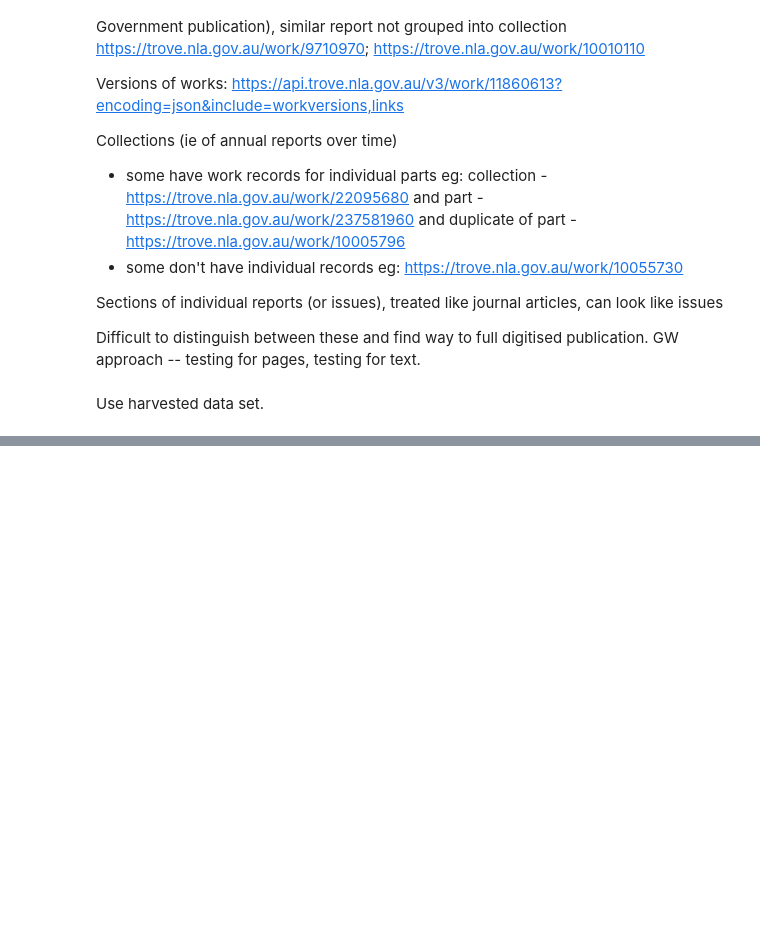
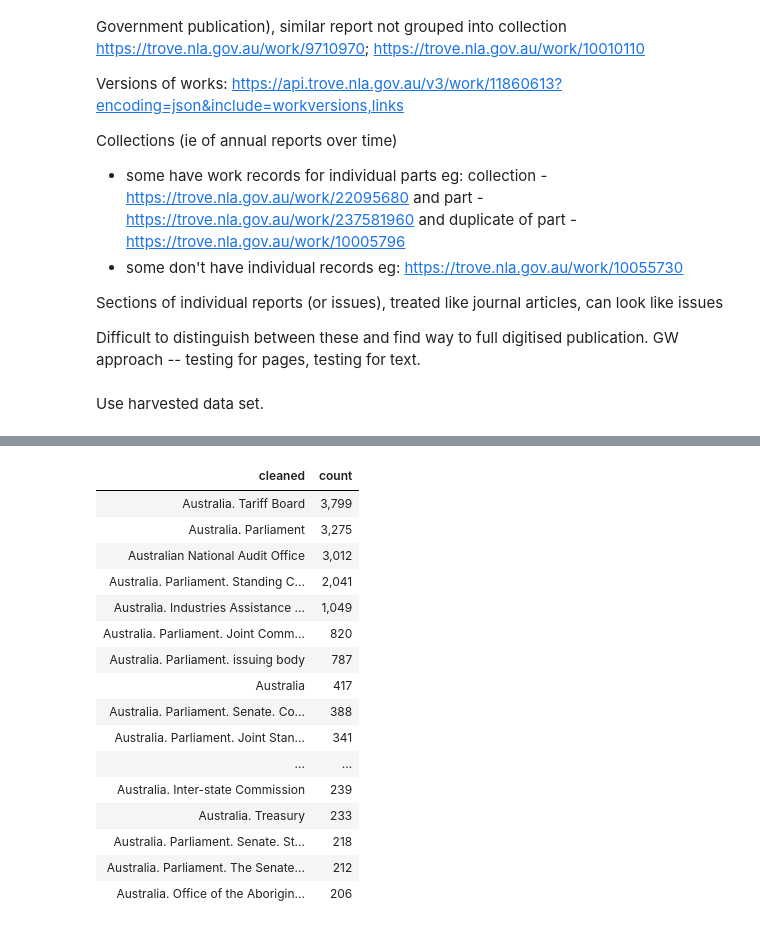
Before and after one commit to wragge/trove-data-guide, a Jupyter notebook: other-digitised-resources/parliamentary-papers/intro.ipynb, the cells around one changed output, grey strips where cells are left out. Saved outputs shown, nothing was run; the diff lists cells and outputs as text; code cells hidden in the pictures; blank space fills up the shorter version.

```diff
--- a/other-digitised-resources/parliamentary-papers/intro.ipynb
+++ b/other-digitised-resources/parliamentary-papers/intro.ipynb
@@ -191,0 +219,30 @@ Use harvested data set.
+# %%
+def clean_contributor(value):
+    if cleaned := re.search(r"(.*?) [0-9]+ [0-9a-z\-]+$", str(value)):
+        return cleaned.group(1).strip(".")
+    else:
+        return str(value).strip(".")
+
+import re
+contributors = df["contributor"].str.split("|").explode().to_frame()
+contributors["cleaned"] = contributors["contributor"]
+contributors["cleaned"] = contributors["contributor"].apply(clean_contributor)
+contributors.dropna()["cleaned"].value_counts().to_frame().reset_index()[:20].style.format(thousands=",").hide()
+# %% [output]
+| cleaned | count |
+| Australia. Tariff Board | 3,799 |
+| Australia. Parliament | 3,275 |
+| Australian National Audit Office | 3,012 |
+| Australia. Parliament. Standing C... | 2,041 |
+| Australia. Industries Assistance ... | 1,049 |
+| Australia. Parliament. Joint Comm... | 820 |
+| Australia. Parliament. issuing body | 787 |
+| Australia | 417 |
+| Australia. Parliament. Senate. Co... | 388 |
+| Australia. Parliament. Joint Stan... | 341 |
+| ... | ... |
+| Australia. Inter-state Commission | 239 |
+| Australia. Treasury | 233 |
+| Australia. Parliament. Senate. St... | 218 |
+| Australia. Parliament. The Senate... | 212 |
+| Australia. Office of the Aborigin... | 206 |
```
Also changed, not shown: parts of 7 cells of this notebook, 6 other files.
